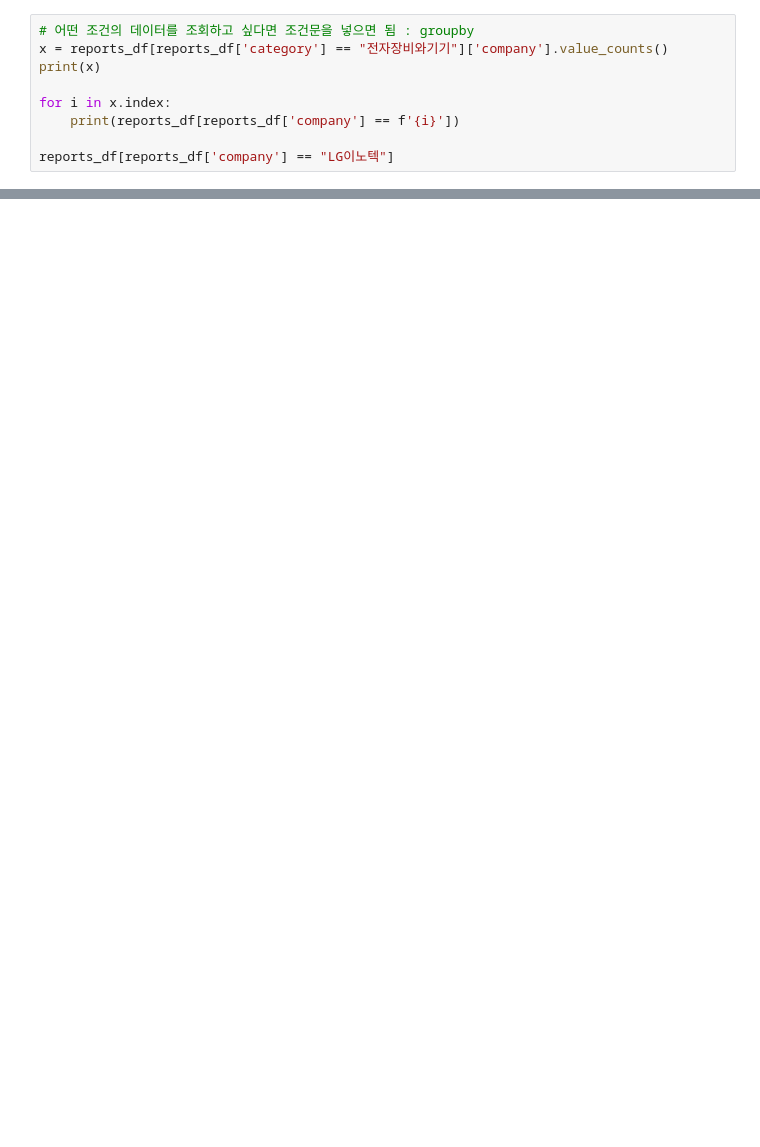
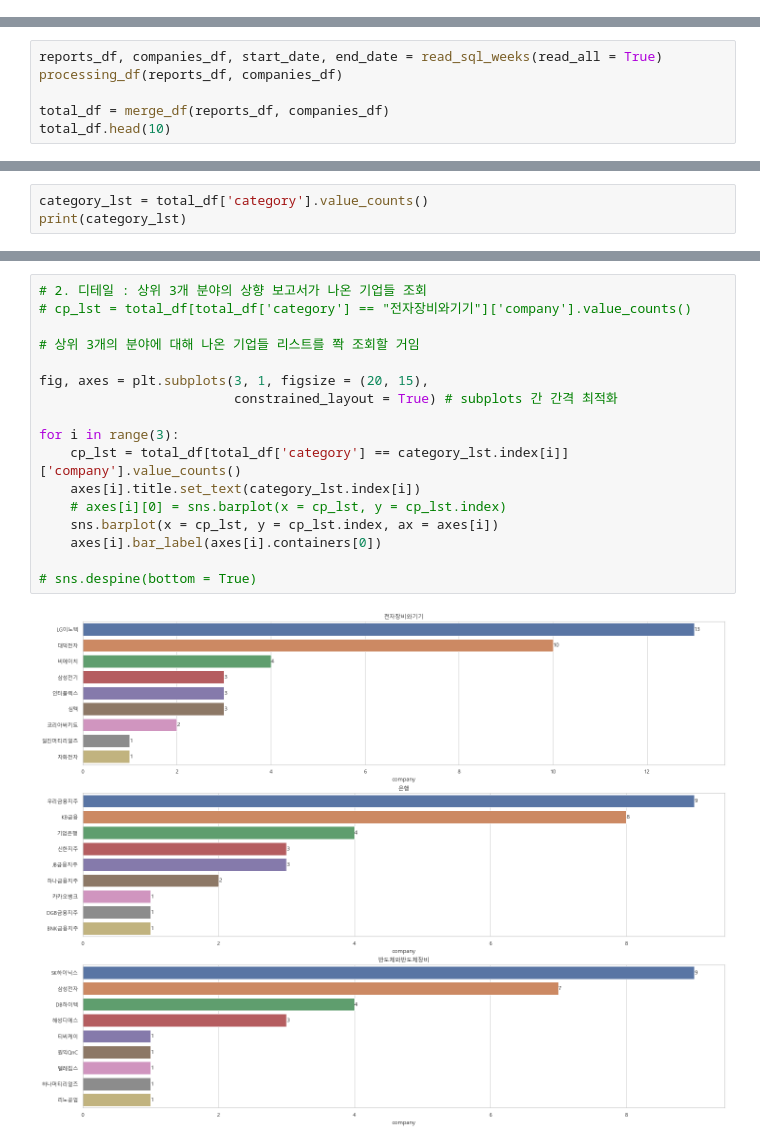
Before and after one commit to dowrave/Project02_Hankyung, a Jupyter notebook: main1/DataProcessing.ipynb, the cells around one changed output, grey strips where cells are left out. Drawn from its saved outputs; the diff is of its cells as text; blank space fills up the shorter version.

```diff
--- a/main1/DataProcessing.ipynb
+++ b/main1/DataProcessing.ipynb
@@ -116,9 +86,0 @@ sns.barplot(x = reports_df['category'].value_counts().index[0:10], y = reports_d
-# %%
-# 어떤 조건의 데이터를 조회하고 싶다면 조건문을 넣으면 됨 : groupby
-x = reports_df[reports_df['category'] == "전자장비와기기"]['company'].value_counts()
-print(x)
-
-for i in x.index:
-    print(reports_df[reports_df['company'] == f'{i}'])
-
-reports_df[reports_df['company'] == "LG이노텍"]
@@ -147,0 +87,6 @@ Name: company, dtype: int64
+# %%
+reports_df, companies_df, start_date, end_date = read_sql_weeks(read_all = True)
+processing_df(reports_df, companies_df)
+
+total_df = merge_df(reports_df, companies_df)
+total_df.head(10)
@@ -147,0 +105,3 @@ Name: company, dtype: int64
+# %%
+category_lst = total_df['category'].value_counts()
+print(category_lst)
@@ -147,0 +141,19 @@ Name: company, dtype: int64
+# %%
+# 2. 디테일 : 상위 3개 분야의 상향 보고서가 나온 기업들 조회
+# cp_lst = total_df[total_df['category'] == "전자장비와기기"]['company'].value_counts()
+
+# 상위 3개의 분야에 대해 나온 기업들 리스트를 쫙 조회할 거임
+
+fig, axes = plt.subplots(3, 1, figsize = (20, 15),
+                         constrained_layout = True) # subplots 간 간격 최적화
+
+for i in range(3):
+    cp_lst = total_df[total_df['category'] == category_lst.index[i]]['company'].value_counts()
+    axes[i].title.set_text(category_lst.index[i])
+    # axes[i][0] = sns.barplot(x = cp_lst, y = cp_lst.index)
+    sns.barplot(x = cp_lst, y = cp_lst.index, ax = axes[i])
+    axes[i].bar_label(axes[i].containers[0])
+
+# sns.despine(bottom = True)
+# %% [output]
+[figure, added]
```
Also changed, not shown: parts of 12 cells of this notebook, 2 other files.
